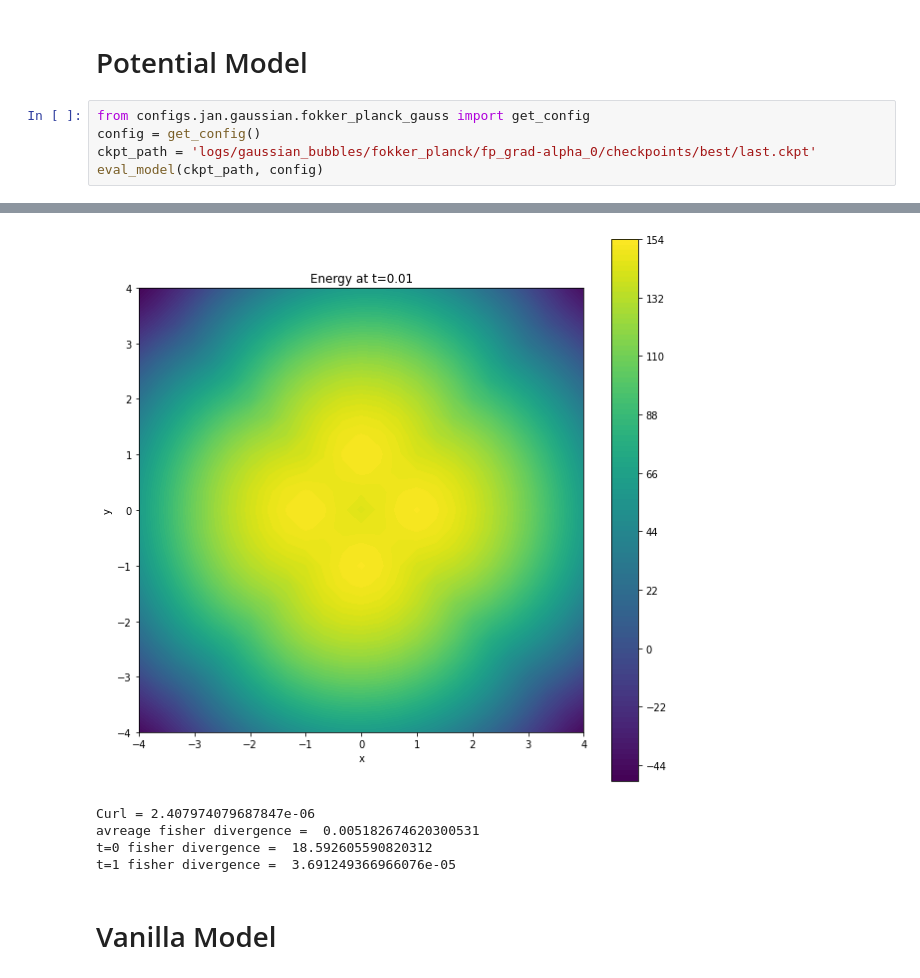
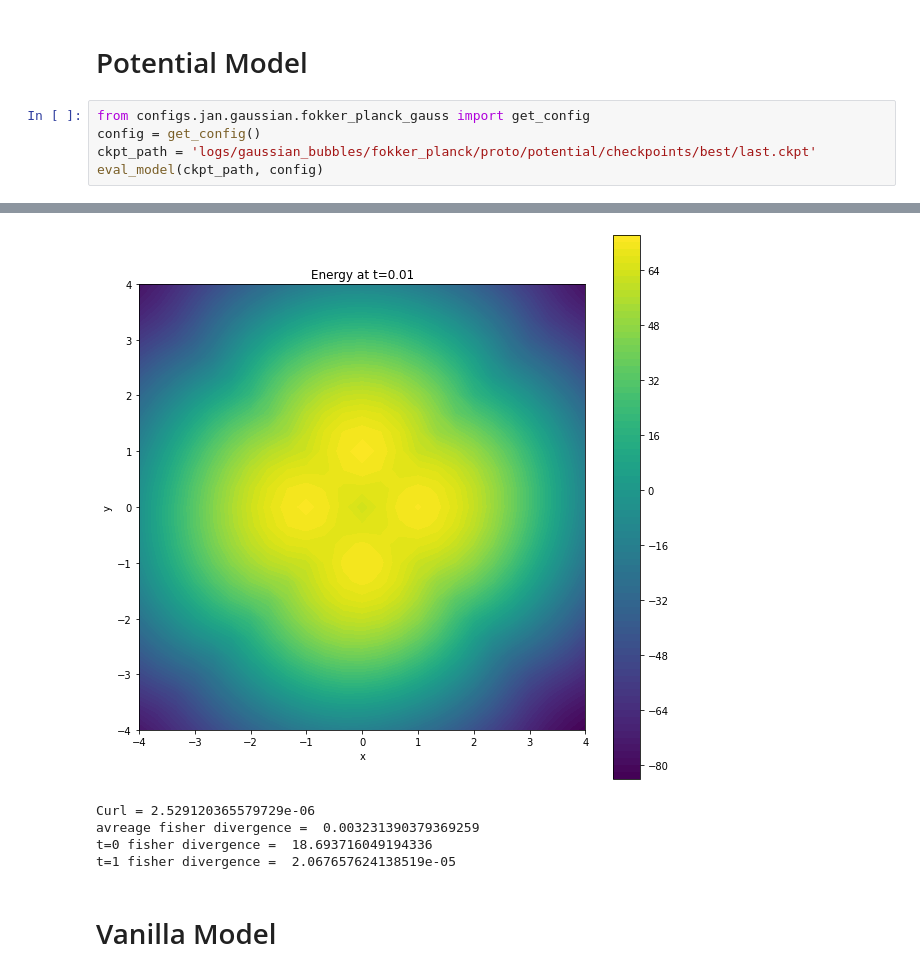
Before and after one commit to GBATZOLIS/conditional_score_diffusion, a Jupyter notebook: trained.ipynb, the cells around one changed output, grey strips where cells are left out. Saved outputs shown, nothing was run; the diff lists cells and outputs as text.

```diff
--- a/trained.ipynb
+++ b/trained.ipynb
@@ -89,6 +90,6 @@ t=1 fisher divergence =  0.0010664091678336263
 # %%
 from configs.jan.gaussian.fokker_planck_gauss import get_config
 config = get_config()
-ckpt_path = 'logs/gaussian_bubbles/fokker_planck/fp_grad-alpha_0/checkpoints/best/last.ckpt'
+ckpt_path = 'logs/gaussian_bubbles/fokker_planck/proto/potential/checkpoints/best/last.ckpt'
 eval_model(ckpt_path, config)
 # %% [output]
@@ -96,8 +97,8 @@ eval_model(ckpt_path, config)
-[figure, old version]
+[figure, new version]
-Curl = 2.407974079687847e-06
-avreage fisher divergence =  0.005182674620300531
-t=0 fisher divergence =  18.592605590820312
-t=1 fisher divergence =  3.691249366966076e-05
+Curl = 2.529120365579729e-06
+avreage fisher divergence =  0.003231390379369259
+t=0 fisher divergence =  18.693716049194336
+t=1 fisher divergence =  2.067657624138519e-05
 # %% [markdown]
 # Vanilla Model
 # %%
```
Also changed, not shown: parts of 4 cells of this notebook, 40 other files.
